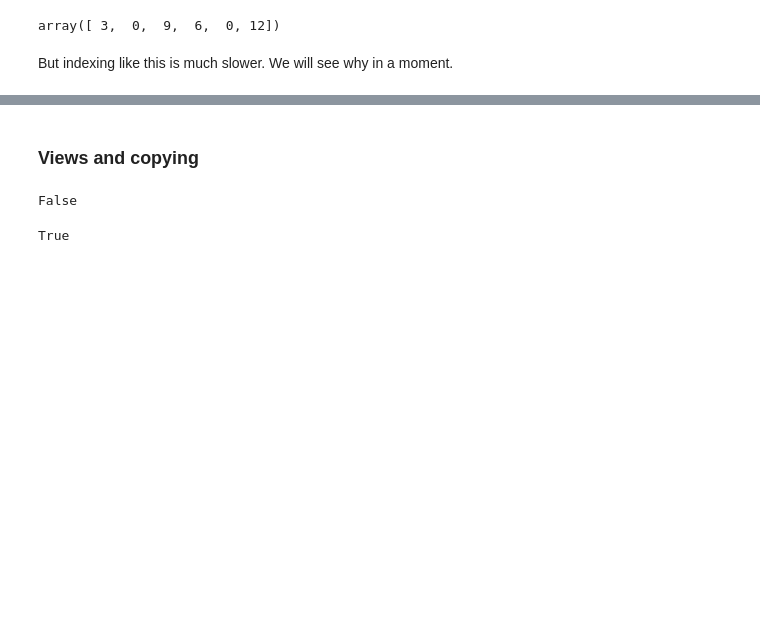
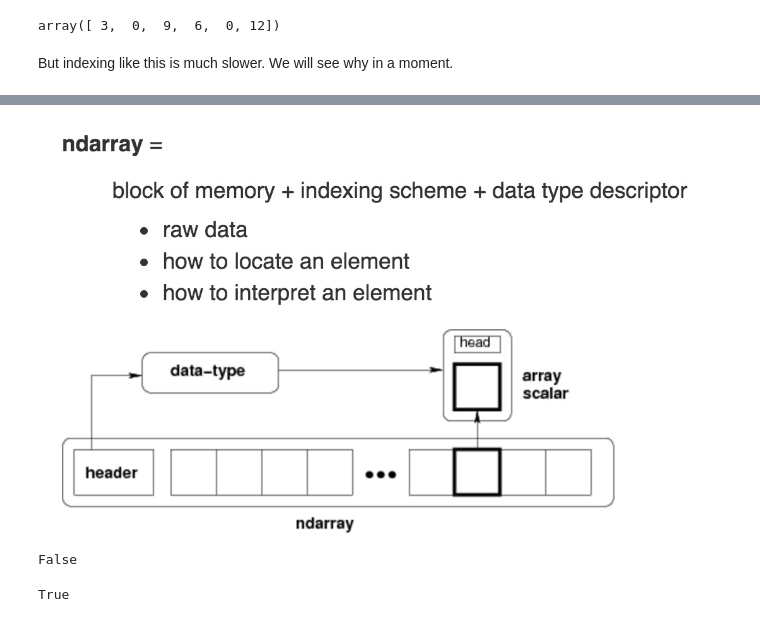
Before and after one commit to KIPAC/BootCamp, a Jupyter notebook: Python/Python (3).ipynb, the cells around one changed output, grey strips where cells are left out. Drawn from its saved outputs; the diff is of its cells as text; code cells hidden in the pictures; blank space fills up the shorter version.

```diff
--- a/Python/Python (3).ipynb
+++ b/Python/Python (3).ipynb
@@ -280,5 +346,8 @@ The slowest run took 9.13 times longer than the fastest. This could mean that an
-# %% [markdown]
-### Views and copying
+# %%
+from IPython.display import Image
+Image(filename='ndarray_layout.png')
+# %% [output]
+[figure, added]
 # %%
 fa = x[range(10000)[::100]]
 sa = x[::100]
```
Also changed, not shown: parts of 73 cells of this notebook.
